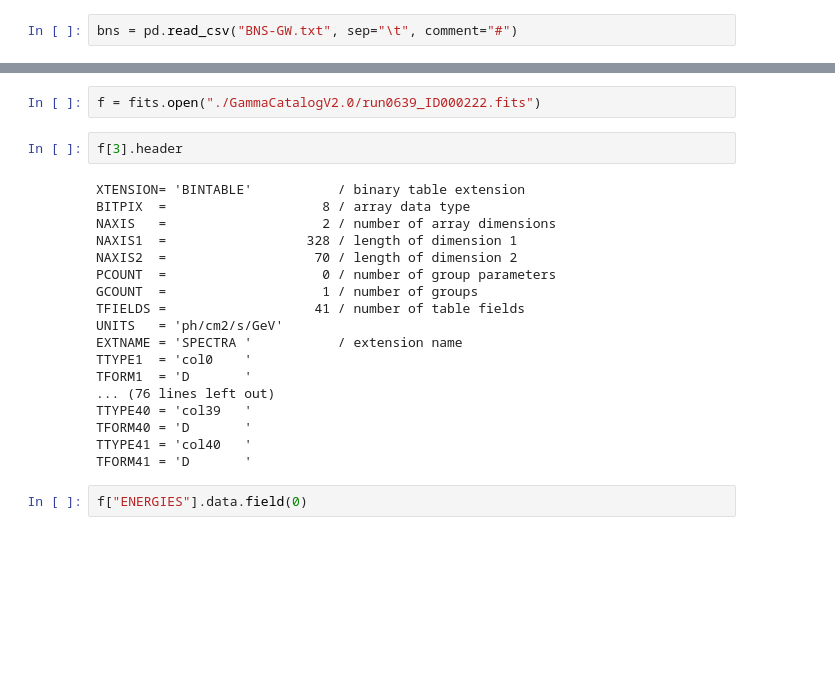
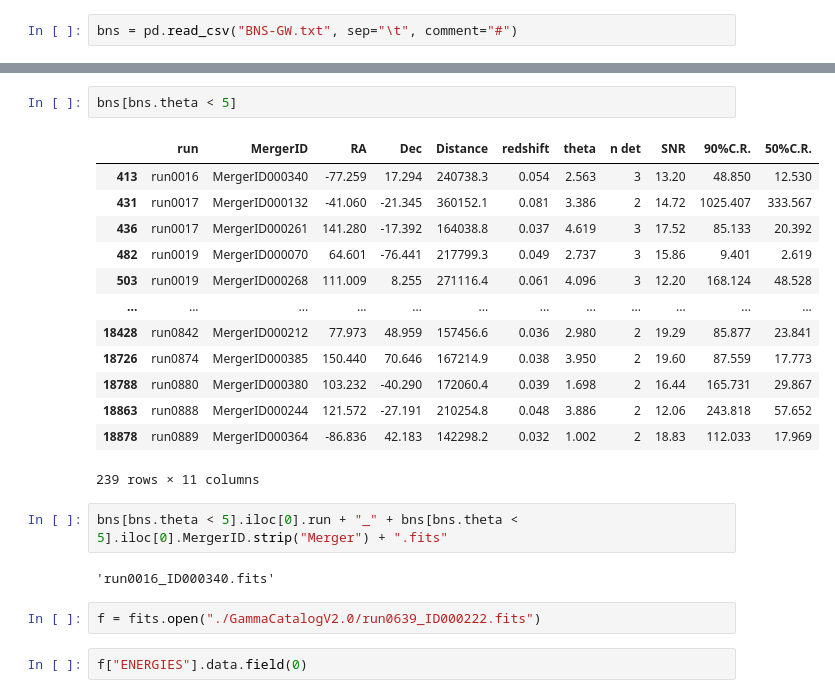
Before and after one commit to astrojarred/gravitational_wave_toy, a Jupyter notebook: notebooks/reading_v2.ipynb, the cells around one changed output, grey strips where cells are left out. Saved outputs shown, nothing was run; the diff lists cells and outputs as text; blank space fills up the shorter version.

```diff
--- a/notebooks/reading_v2.ipynb
+++ b/notebooks/reading_v2.ipynb
@@ -39,25 +23,25 @@ bns
+# %%
+bns[bns.theta < 5]
+# %% [output]
+|  | run | MergerID | RA | Dec | Distance | redshift | theta | n det | SNR | 90%C.R. | 50%C.R. |
+| 413 | run0016 | MergerID000340 | -77.259 | 17.294 | 240738.3 | 0.054 | 2.563 | 3 | 13.20 | 48.850 | 12.530 |
+| 431 | run0017 | MergerID000132 | -41.060 | -21.345 | 360152.1 | 0.081 | 3.386 | 2 | 14.72 | 1025.407 | 333.567 |
+| 436 | run0017 | MergerID000261 | 141.280 | -17.392 | 164038.8 | 0.037 | 4.619 | 3 | 17.52 | 85.133 | 20.392 |
+| 482 | run0019 | MergerID000070 | 64.601 | -76.441 | 217799.3 | 0.049 | 2.737 | 3 | 15.86 | 9.401 | 2.619 |
+| 503 | run0019 | MergerID000268 | 111.009 | 8.255 | 271116.4 | 0.061 | 4.096 | 3 | 12.20 | 168.124 | 48.528 |
+| ... | ... | ... | ... | ... | ... | ... | ... | ... | ... | ... | ... |
+| 18428 | run0842 | MergerID000212 | 77.973 | 48.959 | 157456.6 | 0.036 | 2.980 | 2 | 19.29 | 85.877 | 23.841 |
+| 18726 | run0874 | MergerID000385 | 150.440 | 70.646 | 167214.9 | 0.038 | 3.950 | 2 | 19.60 | 87.559 | 17.773 |
+| 18788 | run0880 | MergerID000380 | 103.232 | -40.290 | 172060.4 | 0.039 | 1.698 | 2 | 16.44 | 165.731 | 29.867 |
+| 18863 | run0888 | MergerID000244 | 121.572 | -27.191 | 210254.8 | 0.048 | 3.886 | 2 | 12.06 | 243.818 | 57.652 |
+| 18878 | run0889 | MergerID000364 | -86.836 | 42.183 | 142298.2 | 0.032 | 1.002 | 2 | 18.83 | 112.033 | 17.969 |
+239 rows × 11 columns
+# %%
+bns[bns.theta < 5].iloc[0].run + "_" + bns[bns.theta < 5].iloc[0].MergerID.strip("Merger") + ".fits"
+# %% [output]
+'run0016_ID000340.fits'
 # %%
 f = fits.open("./GammaCatalogV2.0/run0639_ID000222.fits")
-# %%
-f[3].header
-# %% [output]
-XTENSION= 'BINTABLE'           / binary table extension
-BITPIX  =                    8 / array data type
-NAXIS   =                    2 / number of array dimensions
-NAXIS1  =                  328 / length of dimension 1
-NAXIS2  =                   70 / length of dimension 2
-PCOUNT  =                    0 / number of group parameters
-GCOUNT  =                    1 / number of groups
-TFIELDS =                   41 / number of table fields
-UNITS   = 'ph/cm2/s/GeV'
-EXTNAME = 'SPECTRA '           / extension name
-TTYPE1  = 'col0    '
-TFORM1  = 'D       '
-... (76 lines left out)
-TTYPE40 = 'col39   '
-TFORM40 = 'D       '
-TTYPE41 = 'col40   '
-TFORM41 = 'D       '
 # %%
 f["ENERGIES"].data.field(0)
 # %% [output]
```
Also changed, not shown: parts of 1 cell of this notebook, 1 other file.
